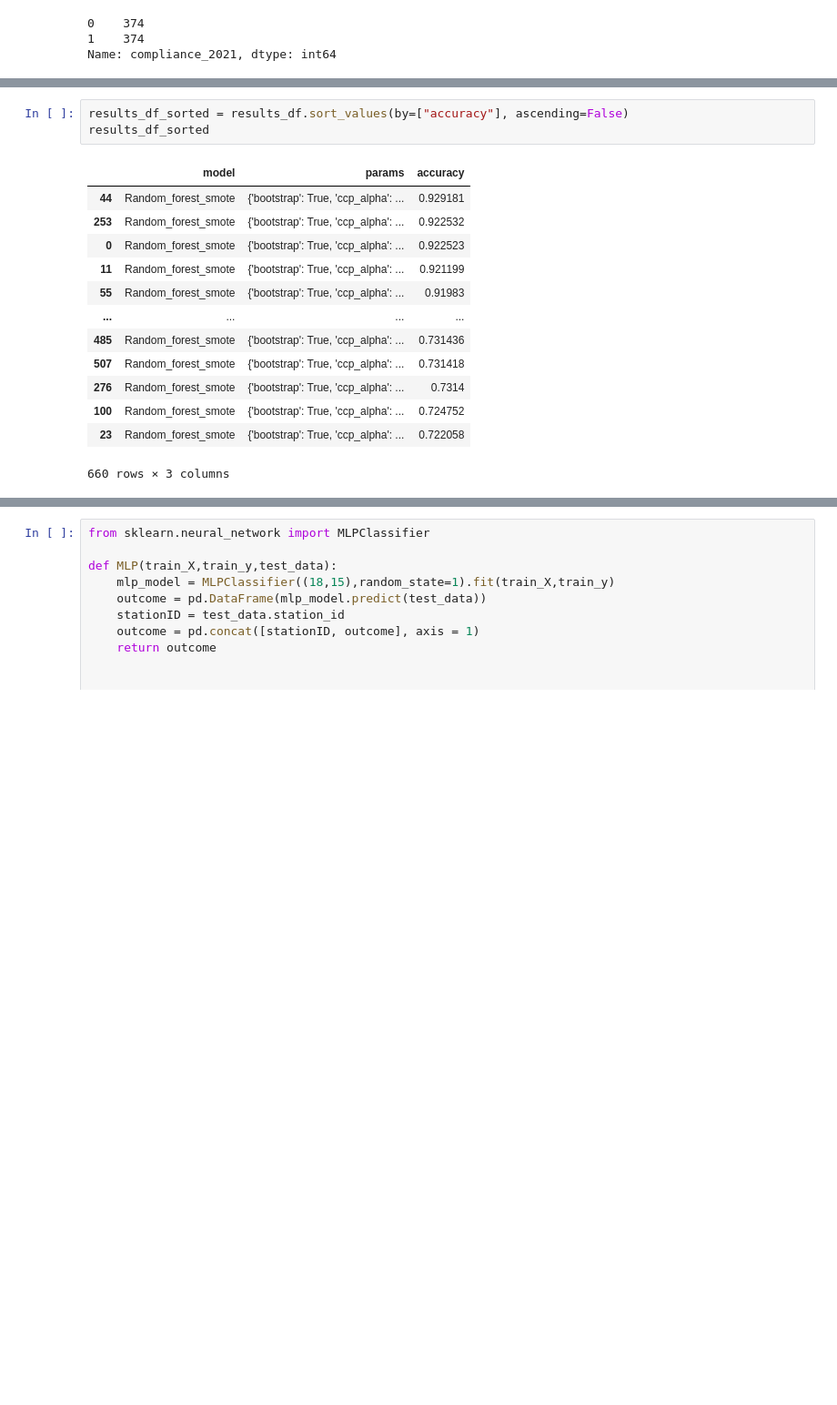
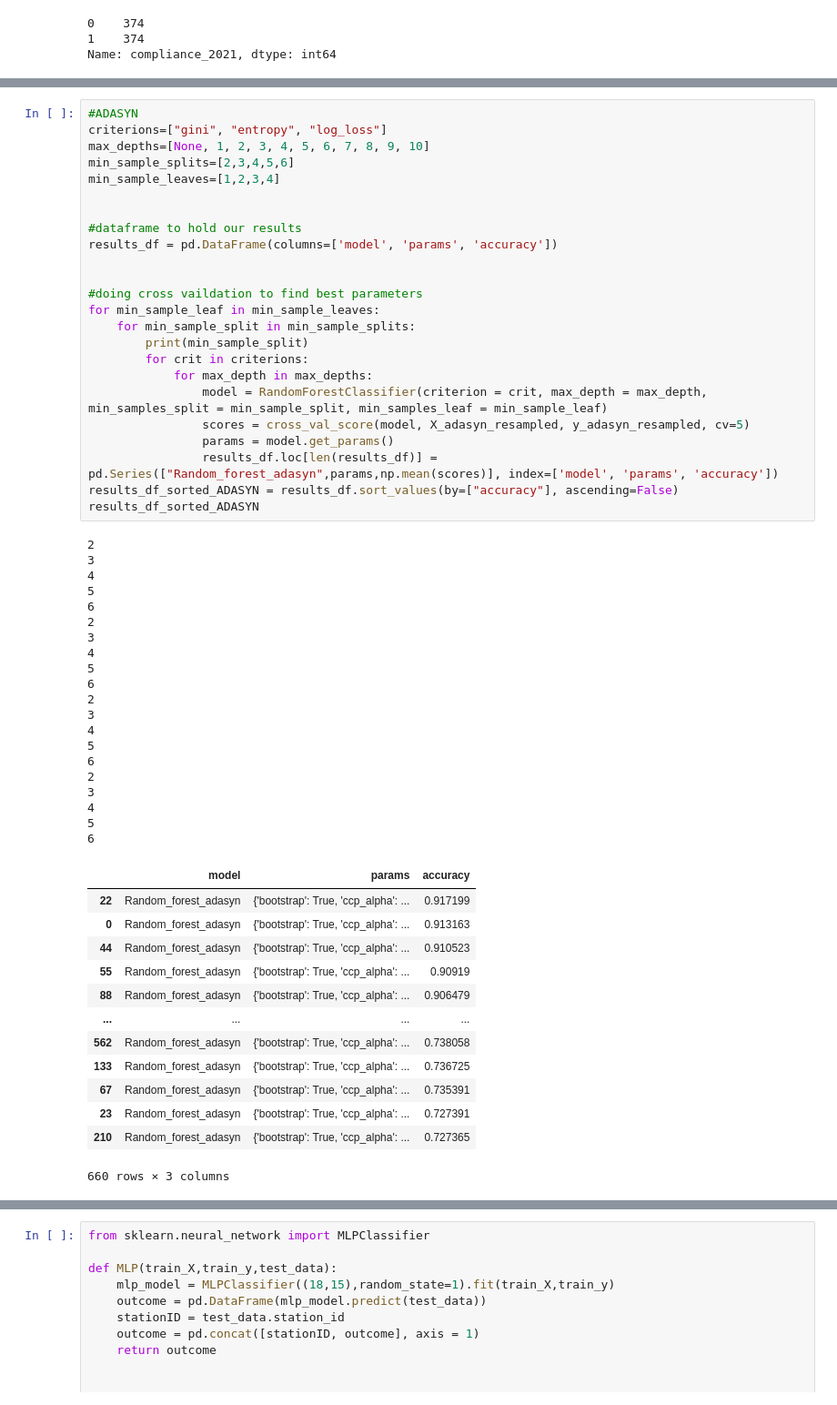
Before and after one commit to LauriKuresoo/WaterQuality, a Jupyter notebook: water-quality-checkpoint.ipynb, the cells around one changed output, grey strips where cells are left out. Shown at 91% size. Saved outputs shown, nothing was run; the diff lists cells and outputs as text; blank space fills up the shorter version.

Commit message:
adasyn ja smote

```diff
--- a/water-quality-checkpoint.ipynb
+++ b/water-quality-checkpoint.ipynb
@@ -309,21 +311,62 @@ for min_sample_leaf in min_sample_leaves:
 5
 6
 # %%
-results_df_sorted = results_df.sort_values(by=["accuracy"], ascending=False)
-results_df_sorted
+#ADASYN
+criterions=["gini", "entropy", "log_loss"]
+max_depths=[None, 1, 2, 3, 4, 5, 6, 7, 8, 9, 10]
+min_sample_splits=[2,3,4,5,6]
+min_sample_leaves=[1,2,3,4]
+
+
+#dataframe to hold our results
+results_df = pd.DataFrame(columns=['model', 'params', 'accuracy'])
+
+
+#doing cross vaildation to find best parameters
+for min_sample_leaf in min_sample_leaves:
+    for min_sample_split in min_sample_splits:
+        print(min_sample_split)
+        for crit in criterions:
+            for max_depth in max_depths:
+                model = RandomForestClassifier(criterion = crit, max_depth = max_depth, min_samples_split = min_sample_split, min_samples_leaf = min_sample_leaf)
+                scores = cross_val_score(model, X_adasyn_resampled, y_adasyn_resampled, cv=5)
+                params = model.get_params()
+                results_df.loc[len(results_df)] = pd.Series(["Random_forest_adasyn",params,np.mean(scores)], index=['model', 'params', 'accuracy'])
+results_df_sorted_ADASYN = results_df.sort_values(by=["accuracy"], ascending=False)
+results_df_sorted_ADASYN
 # %% [output]
+2
+3
+4
+5
+6
+2
+3
+4
+5
+6
+2
+3
+4
+5
+6
+2
+3
+4
+5
+6
 |  | model | params | accuracy |
-| 44 | Random_forest_smote | {'bootstrap': True, 'ccp_alpha': ... | 0.929181 |
-| 253 | Random_forest_smote | {'bootstrap': True, 'ccp_alpha': ... | 0.922532 |
-| 0 | Random_forest_smote | {'bootstrap': True, 'ccp_alpha': ... | 0.922523 |
-| 11 | Random_forest_smote | {'bootstrap': True, 'ccp_alpha': ... | 0.921199 |
-| 55 | Random_forest_smote | {'bootstrap': True, 'ccp_alpha': ... | 0.91983 |
+| 22 | Random_forest_adasyn | {'bootstrap': True, 'ccp_alpha': ... | 0.917199 |
+| 0 | Random_forest_adasyn | {'bootstrap': True, 'ccp_alpha': ... | 0.913163 |
+| 44 | Random_forest_adasyn | {'bootstrap': True, 'ccp_alpha': ... | 0.910523 |
+| 55 | Random_forest_adasyn | {'bootstrap': True, 'ccp_alpha': ... | 0.90919 |
+| 88 | Random_forest_adasyn | {'bootstrap': True, 'ccp_alpha': ... | 0.906479 |
 | ... | ... | ... | ... |
-| 485 | Random_forest_smote | {'bootstrap': True, 'ccp_alpha': ... | 0.731436 |
-| 507 | Random_forest_smote | {'bootstrap': True, 'ccp_alpha': ... | 0.731418 |
-| 276 | Random_forest_smote | {'bootstrap': True, 'ccp_alpha': ... | 0.7314 |
-| 100 | Random_forest_smote | {'bootstrap': True, 'ccp_alpha': ... | 0.724752 |
-| 23 | Random_forest_smote | {'bootstrap': True, 'ccp_alpha': ... | 0.722058 |
+| 562 | Random_forest_adasyn | {'bootstrap': True, 'ccp_alpha': ... | 0.738058 |
+| 133 | Random_forest_adasyn | {'bootstrap': True, 'ccp_alpha': ... | 0.736725 |
+| 67 | Random_forest_adasyn | {'bootstrap': True, 'ccp_alpha': ... | 0.735391 |
+| 23 | Random_forest_adasyn | {'bootstrap': True, 'ccp_alpha': ... | 0.727391 |
+| 210 | Random_forest_adasyn | {'bootstrap': True, 'ccp_alpha': ... | 0.727365 |
-660 rows × 3 columns
+660 rows × 3 columns
 # %%
 #test_data_nan_median = test_data_nan_median.drop(columns=["station_id"])
```
Also changed, not shown: parts of 38 cells of this notebook, 3 other files.
